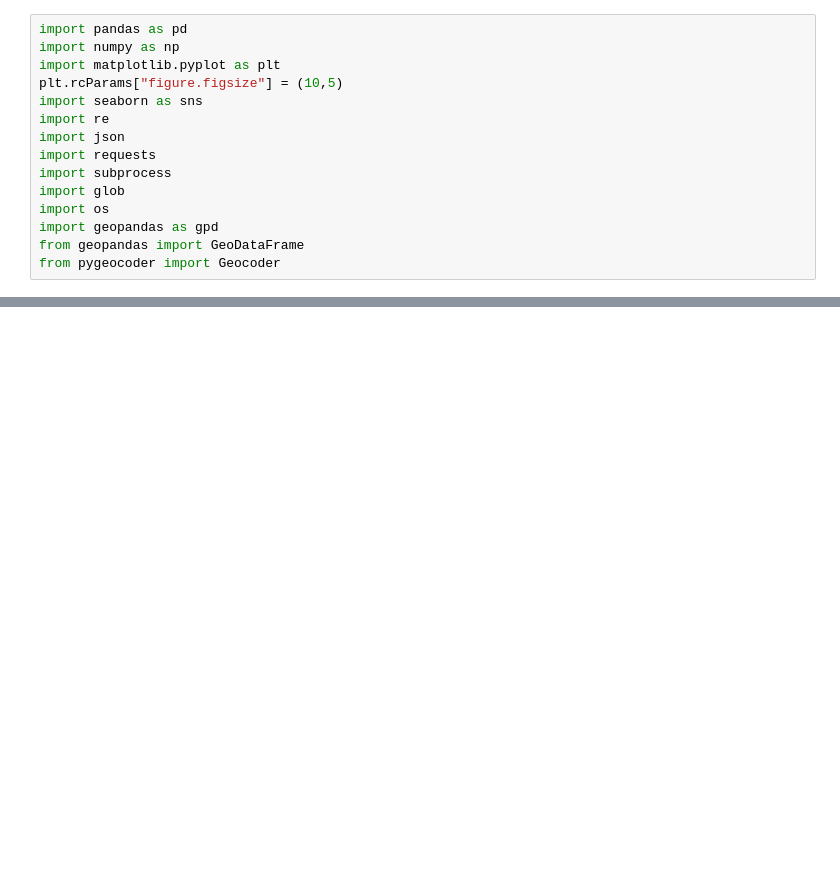
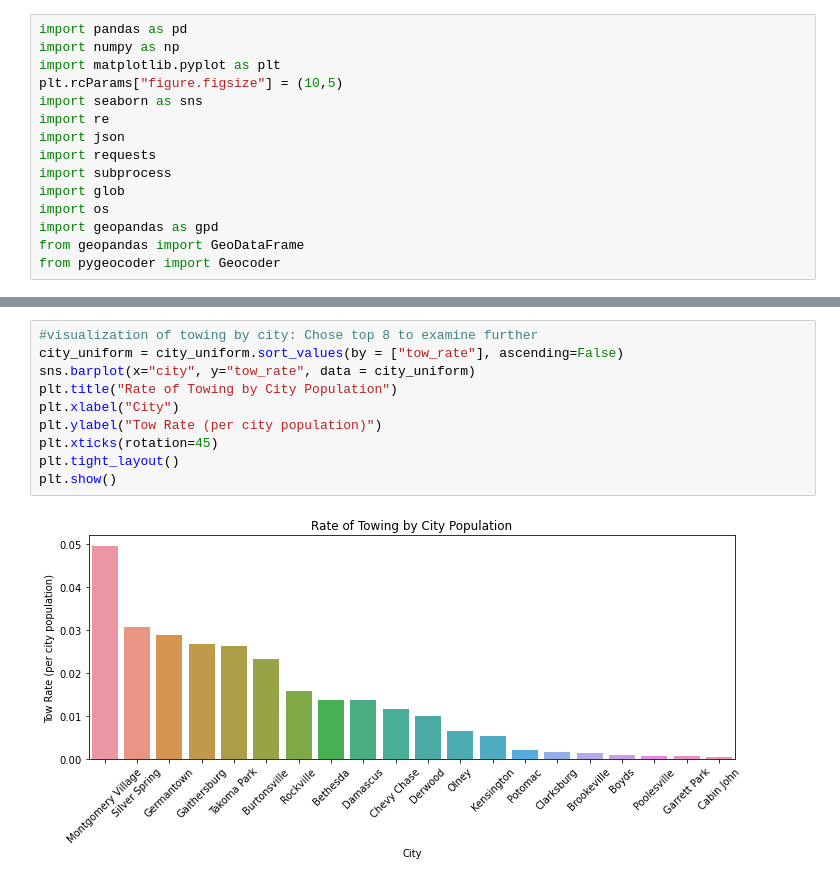
Before and after one commit to libclick/DATA205, a Jupyter notebook: CAPSTONE_ANAYSIS_AND_VISUALIZATION.ipynb, the cells around one changed output, grey strips where cells are left out. Cells and saved outputs as stored; diff of their text form; blank space fills up the shorter version.

```diff
--- a/CAPSTONE_ANAYSIS_AND_VISUALIZATION.ipynb
+++ b/CAPSTONE_ANAYSIS_AND_VISUALIZATION.ipynb
@@ -89,3 +197,15 @@ plt.show()
+# %%
+#visualization of towing by city: Chose top 8 to examine further
+city_uniform = city_uniform.sort_values(by = ["tow_rate"], ascending=False)
+sns.barplot(x="city", y="tow_rate", data = city_uniform)
+plt.title("Rate of Towing by City Population")
+plt.xlabel("City")
+plt.ylabel("Tow Rate (per city population)")
+plt.xticks(rotation=45)
+plt.tight_layout()
+plt.show()
+# %% [output]
+[figure, added]
 # %%
 ##WHAT IS THE MOST COMMON REASON FOR TOWING?
 tow_code=tow['tow_reason'].value_counts(normalize = True)[tow['tow_reason'].value_counts(normalize = True)> 0.0099]
```
Also changed, not shown: parts of 47 cells of this notebook.
